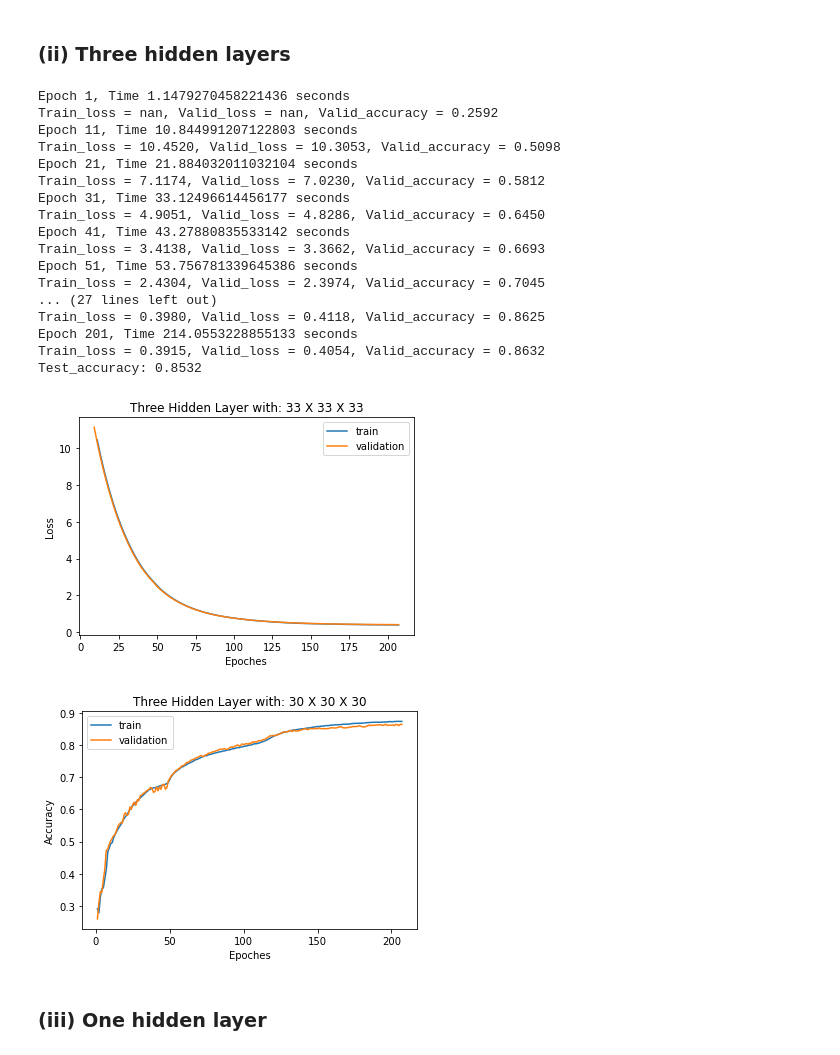
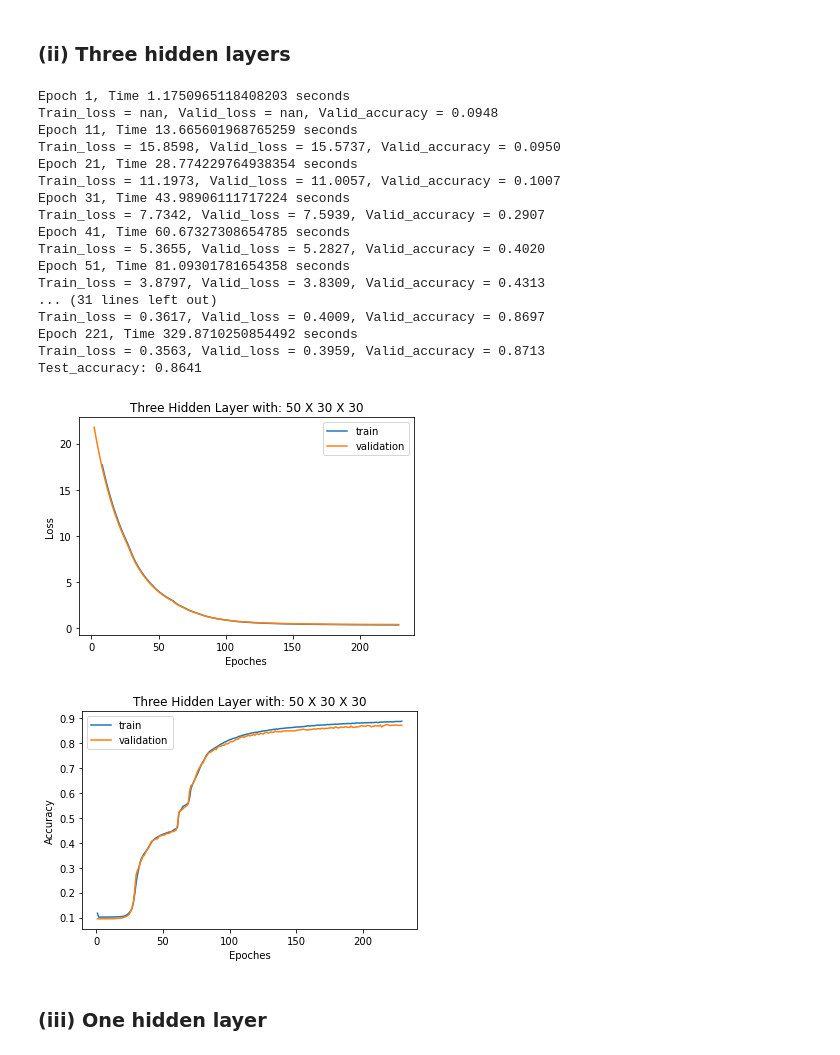
Before and after one commit to arition/CSE251B-PA, a Jupyter notebook: PA2/PA2.ipynb, the cells around one changed output. Drawn from its saved outputs; the diff is of its cells as text; code cells hidden in the pictures.

```diff
--- a/PA2/PA2.ipynb
+++ b/PA2/PA2.ipynb
@@ -264,8 +264,8 @@ Test_accuracy: 0.8584
 # %% [markdown]
 ### (ii) Three hidden layers
 # %%
-
-config['layer_specs'] = [784, 33, 33, 33, 10]
+config = yaml.load(open('./parte.yaml', 'r'), Loader=yaml.SafeLoader)
+config['layer_specs'] = [784, 50, 30, 30, 10]
 model  = Neuralnetwork(config)
 
 # # Load the data
@@ -281,53 +281,53 @@ model  = Neuralnetwork(config)
 # x_train, y_train, x_valid, y_valid = data_spliter(x_train, y_train, percentage=0.2)
 
 # train the model
 recording = train(model, x_train, y_train, x_valid, y_valid, config)
 
 # Recall parameters with minimum validation loss
 model.load_para()
 
 test_accuracy = test(model, x_test, y_test)
 
 print('Test_accuracy: {}'.format(test_accuracy))
 
 # Plots
 plt.figure
 plt.plot(recording['epoches'], recording['train_loss'], label='train')
 plt.plot(recording['epoches'], recording['valid_loss'], label='validation')
 plt.xlabel('Epoches')
 plt.ylabel('Loss')
 plt.legend()
 plt.title('Three Hidden Layer with: {} X {} X {}'.format(config['layer_specs'][1], config['layer_specs'][2], config['layer_specs'][3]))
 plt.show()
 
 plt.figure
 plt.plot(recording['epoches'], recording['train_accuracy'], label='train')
 plt.plot(recording['epoches'], recording['valid_accuracy'], label='validation')
 plt.xlabel('Epoches')
 plt.ylabel('Accuracy')
 plt.legend()
-plt.title('Three Hidden Layer with: 30 X 30 X 30')
+plt.title('Three Hidden Layer with: {} X {} X {}'.format(config['layer_specs'][1], config['layer_specs'][2], config['layer_specs'][3]))
 plt.show()
 # %% [output]
-Epoch 1, Time 1.1479270458221436 seconds
-Train_loss = nan, Valid_loss = nan, Valid_accuracy = 0.2592
-Epoch 11, Time 10.844991207122803 seconds
-Train_loss = 10.4520, Valid_loss = 10.3053, Valid_accuracy = 0.5098
-Epoch 21, Time 21.884032011032104 seconds
-Train_loss = 7.1174, Valid_loss = 7.0230, Valid_accuracy = 0.5812
-Epoch 31, Time 33.12496614456177 seconds
-Train_loss = 4.9051, Valid_loss = 4.8286, Valid_accuracy = 0.6450
-Epoch 41, Time 43.27880835533142 seconds
-Train_loss = 3.4138, Valid_loss = 3.3662, Valid_accuracy = 0.6693
-Epoch 51, Time 53.756781339645386 seconds
-Train_loss = 2.4304, Valid_loss = 2.3974, Valid_accuracy = 0.7045
-... (27 lines left out)
-Train_loss = 0.3980, Valid_loss = 0.4118, Valid_accuracy = 0.8625
-Epoch 201, Time 214.0553228855133 seconds
-Train_loss = 0.3915, Valid_loss = 0.4054, Valid_accuracy = 0.8632
-Test_accuracy: 0.8532
+Epoch 1, Time 1.1750965118408203 seconds
+Train_loss = nan, Valid_loss = nan, Valid_accuracy = 0.0948
+Epoch 11, Time 13.665601968765259 seconds
+Train_loss = 15.8598, Valid_loss = 15.5737, Valid_accuracy = 0.0950
+Epoch 21, Time 28.774229764938354 seconds
+Train_loss = 11.1973, Valid_loss = 11.0057, Valid_accuracy = 0.1007
+Epoch 31, Time 43.98906111717224 seconds
+Train_loss = 7.7342, Valid_loss = 7.5939, Valid_accuracy = 0.2907
+Epoch 41, Time 60.67327308654785 seconds
+Train_loss = 5.3655, Valid_loss = 5.2827, Valid_accuracy = 0.4020
+Epoch 51, Time 81.09301781654358 seconds
+Train_loss = 3.8797, Valid_loss = 3.8309, Valid_accuracy = 0.4313
+... (31 lines left out)
+Train_loss = 0.3617, Valid_loss = 0.4009, Valid_accuracy = 0.8697
+Epoch 221, Time 329.8710250854492 seconds
+Train_loss = 0.3563, Valid_loss = 0.3959, Valid_accuracy = 0.8713
+Test_accuracy: 0.8641
-[figure, old version]
+[figure, new version]
-[figure, old version]
+[figure, new version]
 # %% [markdown]
 ### (iii) One hidden layer
 # %%
```
Also changed, not shown: parts of 1 cell of this notebook, 1 other file.
